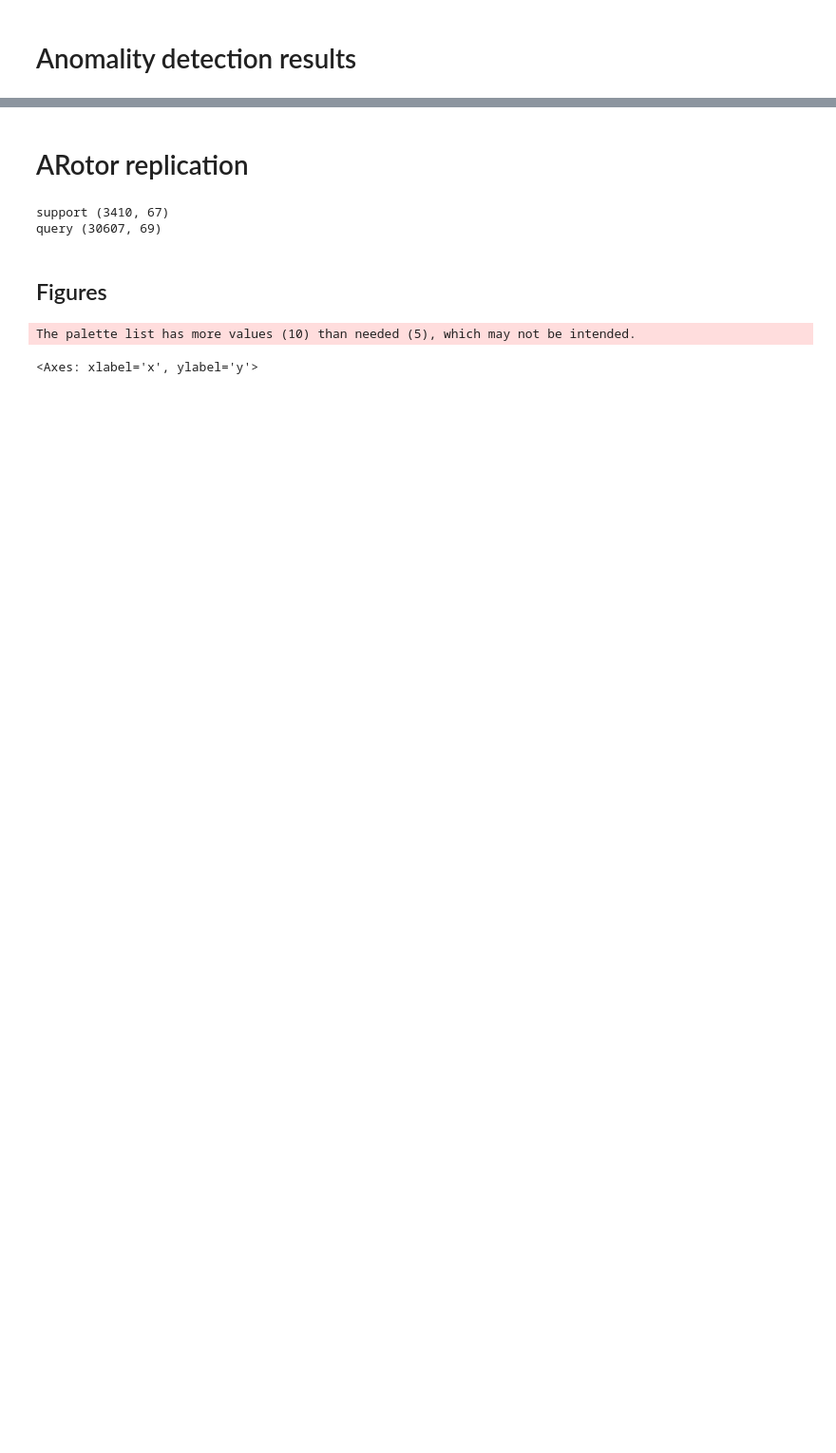
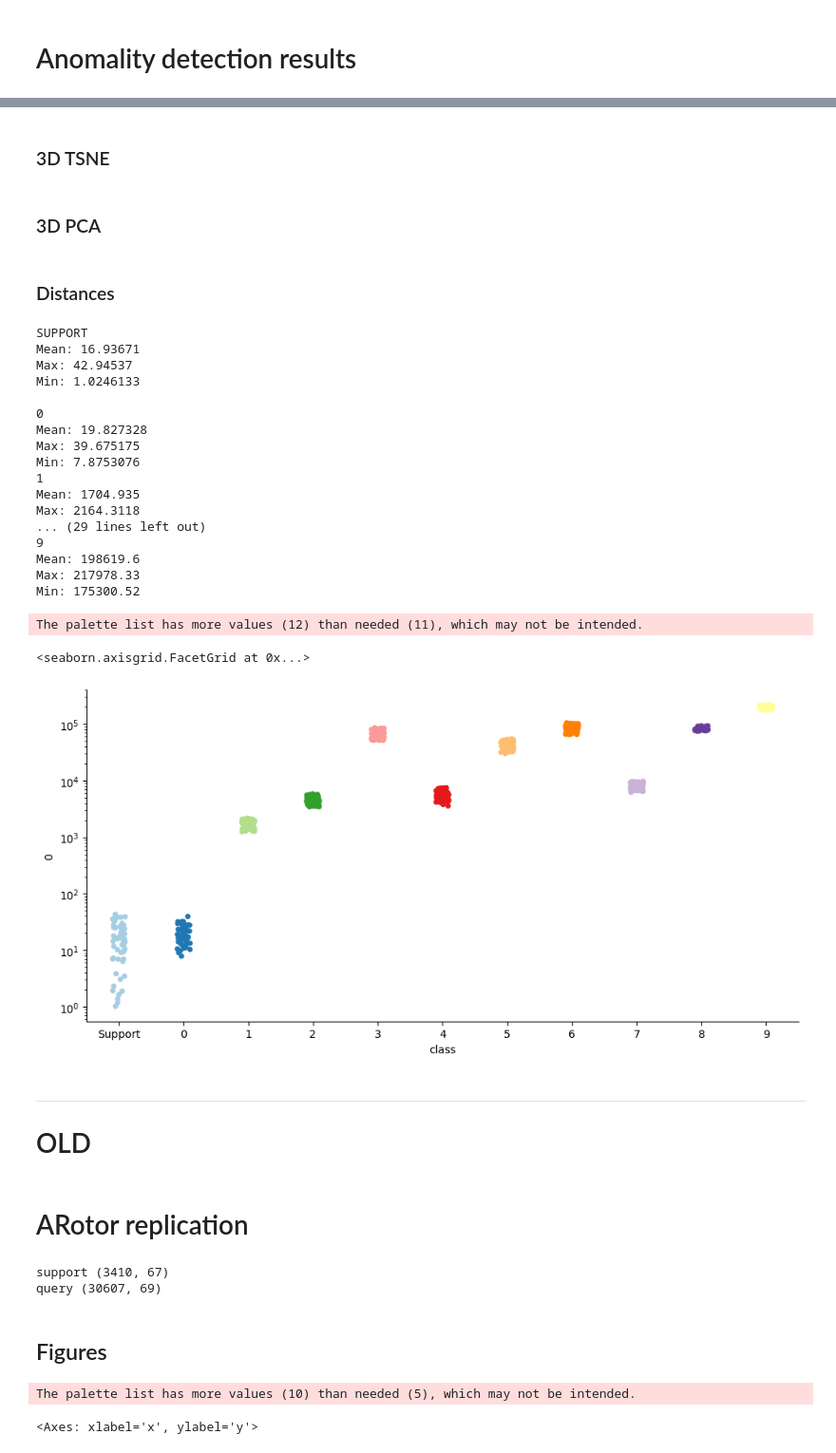
Before and after one commit to 4llu/rapid-deployment, a Jupyter notebook: reports/processed/anomality_detection_results.ipynb, the cells around one changed output, grey strips where cells are left out. Shown at 95% size. Cells and saved outputs as stored; diff of their text form; code cells hidden in the pictures; blank space fills up the shorter version.

```diff
--- a/reports/processed/anomality_detection_results.ipynb
+++ b/reports/processed/anomality_detection_results.ipynb
@@ -12,0 +320,2 @@ from sklearn.manifold import TSNE
+# %% [markdown]
+### 3D TSNE
@@ -12,0 +345,2 @@ from sklearn.manifold import TSNE
+# %% [markdown]
+### 3D PCA
@@ -13,3 +373,72 @@ from sklearn.manifold import TSNE
+# %% [markdown]
+### Distances
+# %%
+prototype = support_group.mean(axis=0)
+
+print("SUPPORT")
+support_distances = np.sum((support_group - prototype) ** 2, axis=1)
+print("Mean:", support_distances.mean())
+print("Max:", support_distances.max())
+print("Min:", support_distances.min())
+print()
+
+query_distances = {}
+for fault in range(10):
+    print(fault)
+    query_distances[fault] = np.sum((query_groups[fault] - prototype) ** 2, axis=1)
+    print("Mean:", query_distances[fault].mean())
+    print("Max:", query_distances[fault].max())
+    print("Min:", query_distances[fault].min())
+
+# Plotting
+
+support_df = pd.DataFrame(support_distances)
+support_df["class"] = "Support"
+
+query_dfs = []
+for fault in range(10):
+    query_df = pd.DataFrame(query_distances[fault])
+    query_df["class"] = fault
+    query_dfs.append(query_df)
+
+df = pd.concat([support_df, *query_dfs])
+
+sns.catplot(
+    df,
+    x="class",
+    y=0,
+    hue="class",
+    log_scale=True,
+    height=5,
+    aspect=2,
+    legend=False,
+    palette=sns.color_palette("Paired"),
+)
+# %% [output]
+SUPPORT
+Mean: 16.93671
+Max: 42.94537
+Min: 1.0246133
+
+0
+Mean: 19.827328
+Max: 39.675175
+Min: 7.8753076
+1
+Mean: 1704.935
+Max: 2164.3118
+... (29 lines left out)
+9
+Mean: 198619.6
+Max: 217978.33
+Min: 175300.52
+The palette list has more values (12) than needed (11), which may not be intended.
+<seaborn.axisgrid.FacetGrid at 0x...>
+[figure, added]
+# %% [markdown]
+---
+
+# OLD
 # %% [markdown]
 # ARotor replication
 # %%
```
Also changed, not shown: parts of 33 cells of this notebook, 6 other files.
